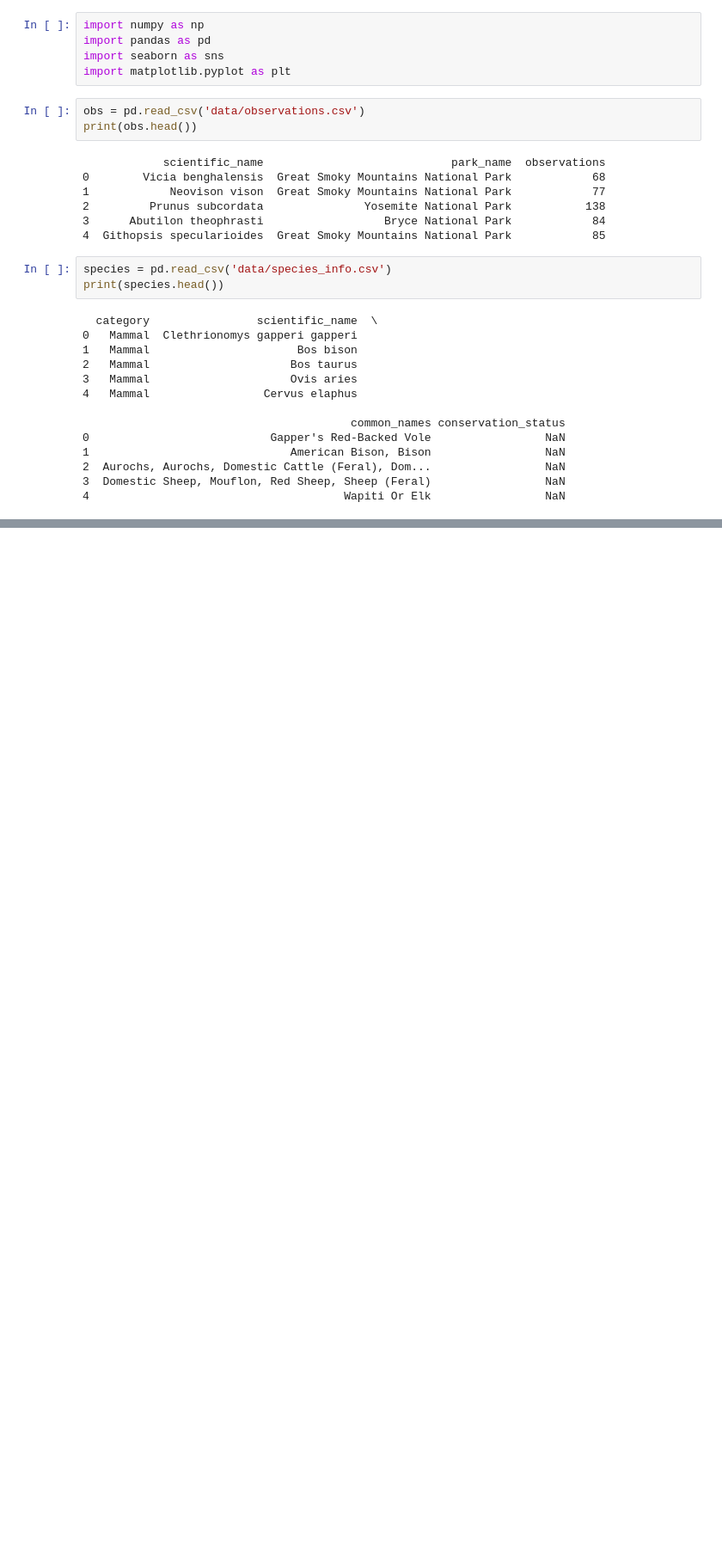
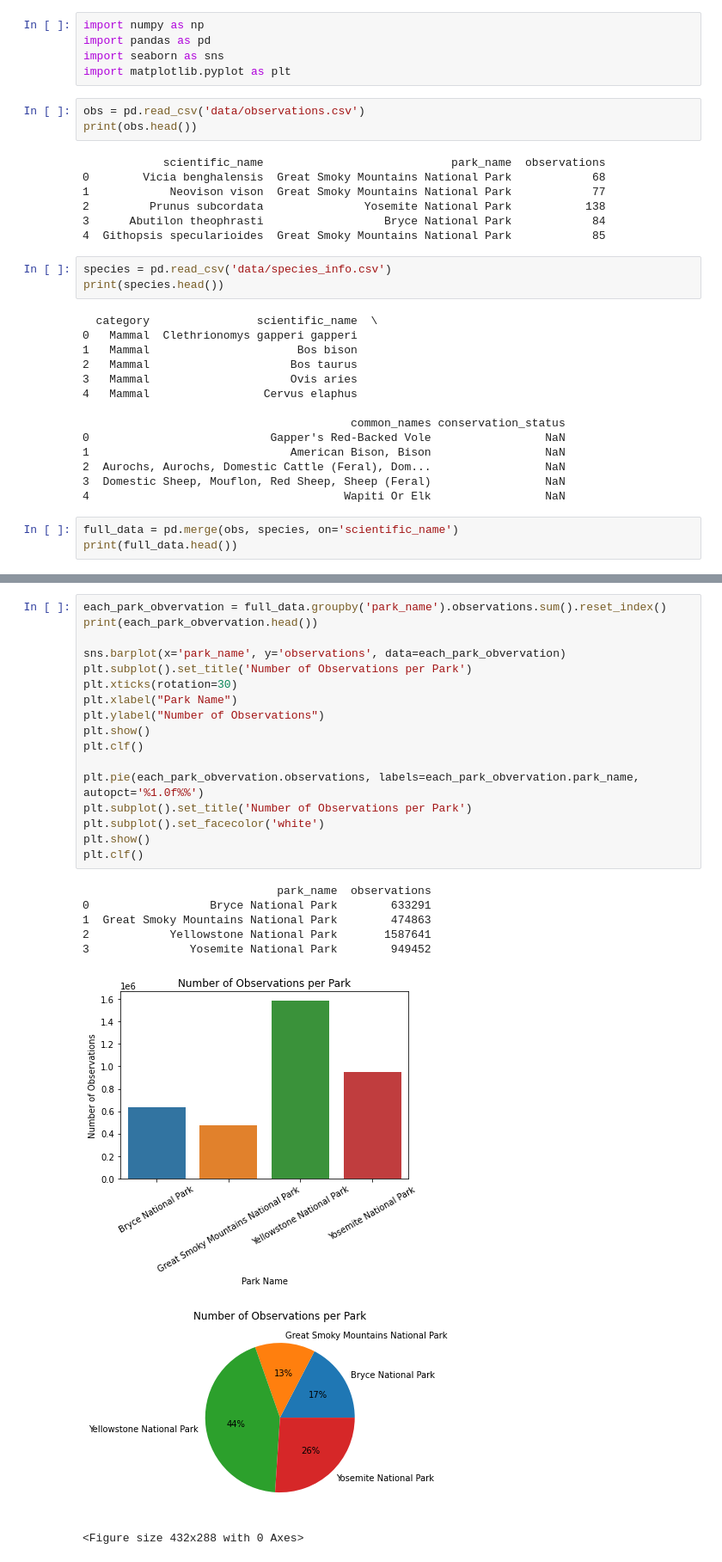
Before and after one commit to Rodrigo-Flores/biodiversity-national-parks, a Jupyter notebook: biodiversity_analysis.ipynb, the cells around one changed output, grey strips where cells are left out. Shown: that part at 86% size. Cells and saved outputs as stored; diff of their text form; blank space fills up the shorter version.

```diff
--- a/biodiversity_analysis.ipynb
+++ b/biodiversity_analysis.ipynb
@@ -30,3 +30,6 @@ print(species.head())
 2  Aurochs, Aurochs, Domestic Cattle (Feral), Dom...                 NaN
 3  Domestic Sheep, Mouflon, Red Sheep, Sheep (Feral)                 NaN
 4                                      Wapiti Or Elk                 NaN
+# %%
+full_data = pd.merge(obs, species, on='scientific_name')
+print(full_data.head())
@@ -32,0 +72,26 @@ print(species.head())
+# %%
+each_park_obvervation = full_data.groupby('park_name').observations.sum().reset_index()
+print(each_park_obvervation.head())
+
+sns.barplot(x='park_name', y='observations', data=each_park_obvervation)
+plt.subplot().set_title('Number of Observations per Park')
+plt.xticks(rotation=30)
+plt.xlabel("Park Name")
+plt.ylabel("Number of Observations")
+plt.show()
+plt.clf()
+
+plt.pie(each_park_obvervation.observations, labels=each_park_obvervation.park_name, autopct='%1.0f%%')
+plt.subplot().set_title('Number of Observations per Park')
+plt.subplot().set_facecolor('white')
+plt.show()
+plt.clf()
+# %% [output]
+                             park_name  observations
+0                  Bryce National Park        633291
+1  Great Smoky Mountains National Park        474863
+2            Yellowstone National Park       1587641
+3               Yosemite National Park        949452
+[figure, added]
+[figure, added]
+<Figure size 432x288 with 0 Axes>
```
Also changed, not shown: parts of 3 cells of this notebook.
